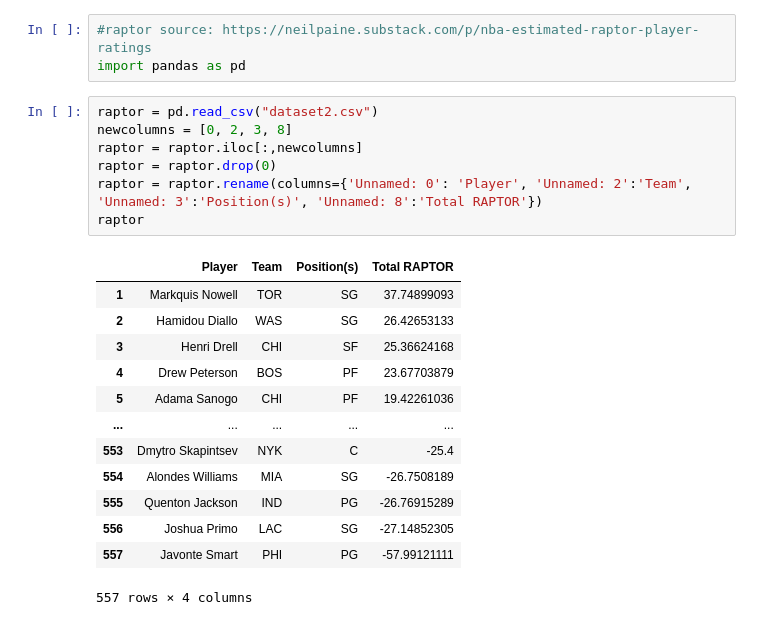
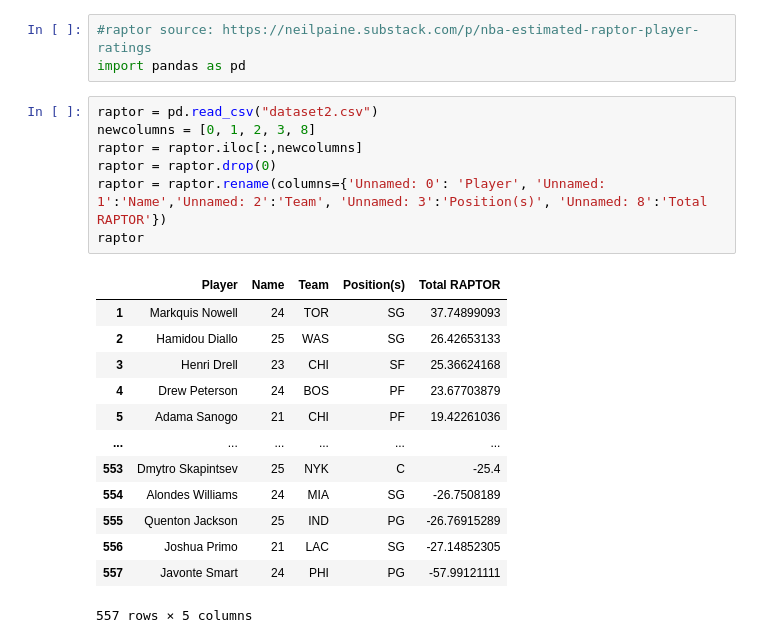
Before and after one commit to JadenFaste/STA141B-Project, a Jupyter notebook: Project.ipynb, the cells around one changed output. Drawn from its saved outputs; the diff is of its cells as text.

```diff
--- a/Project.ipynb
+++ b/Project.ipynb
@@ -819,25 +819,25 @@ Hiv kdjvdofisljgdghuekjdjkd
 import pandas as pd
 # %%
 raptor = pd.read_csv("dataset2.csv")
-newcolumns = [0, 2, 3, 8]
+newcolumns = [0, 1, 2, 3, 8]
 raptor = raptor.iloc[:,newcolumns]
 raptor = raptor.drop(0)
-raptor = raptor.rename(columns={'Unnamed: 0': 'Player', 'Unnamed: 2':'Team', 'Unnamed: 3':'Position(s)', 'Unnamed: 8':'Total RAPTOR'})
+raptor = raptor.rename(columns={'Unnamed: 0': 'Player', 'Unnamed: 1':'Name','Unnamed: 2':'Team', 'Unnamed: 3':'Position(s)', 'Unnamed: 8':'Total RAPTOR'})
 raptor
 # %% [output]
-|  | Player | Team | Position(s) | Total RAPTOR |
-| 1 | Markquis Nowell | TOR | SG | 37.74899093 |
-| 2 | Hamidou Diallo | WAS | SG | 26.42653133 |
-| 3 | Henri Drell | CHI | SF | 25.36624168 |
-| 4 | Drew Peterson | BOS | PF | 23.67703879 |
-| 5 | Adama Sanogo | CHI | PF | 19.42261036 |
-| ... | ... | ... | ... | ... |
-| 553 | Dmytro Skapintsev | NYK | C | -25.4 |
-| 554 | Alondes Williams | MIA | SG | -26.7508189 |
-| 555 | Quenton Jackson | IND | PG | -26.76915289 |
-| 556 | Joshua Primo | LAC | SG | -27.14852305 |
-| 557 | Javonte Smart | PHI | PG | -57.99121111 |
+|  | Player | Name | Team | Position(s) | Total RAPTOR |
+| 1 | Markquis Nowell | 24 | TOR | SG | 37.74899093 |
+| 2 | Hamidou Diallo | 25 | WAS | SG | 26.42653133 |
+| 3 | Henri Drell | 23 | CHI | SF | 25.36624168 |
+| 4 | Drew Peterson | 24 | BOS | PF | 23.67703879 |
+| 5 | Adama Sanogo | 21 | CHI | PF | 19.42261036 |
+| ... | ... | ... | ... | ... | ... |
+| 553 | Dmytro Skapintsev | 25 | NYK | C | -25.4 |
+| 554 | Alondes Williams | 24 | MIA | SG | -26.7508189 |
+| 555 | Quenton Jackson | 25 | IND | PG | -26.76915289 |
+| 556 | Joshua Primo | 21 | LAC | SG | -27.14852305 |
+| 557 | Javonte Smart | 24 | PHI | PG | -57.99121111 |
-557 rows × 4 columns
+557 rows × 5 columns
 # %%
 lebron = pd.read_csv('lebron.csv')
 index = range(1, len(lebron) + 1)
```
Also changed, not shown: parts of 11 cells of this notebook.
